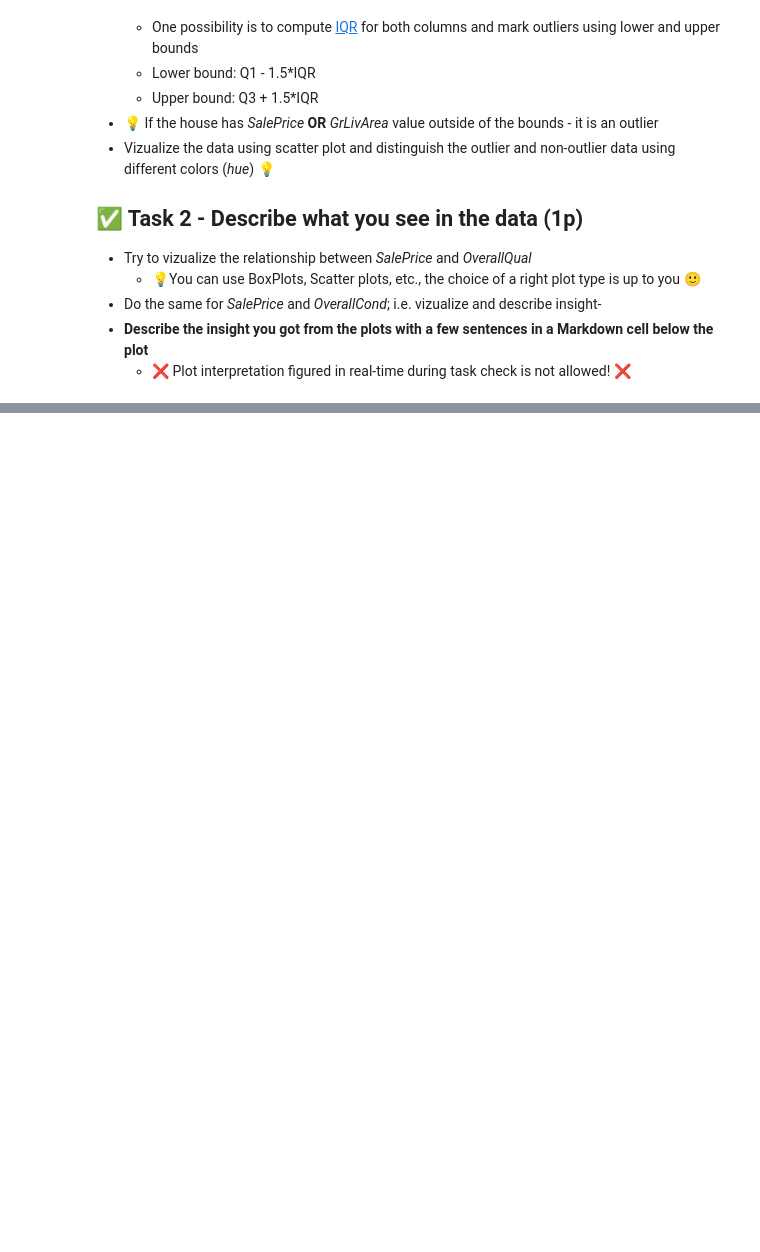
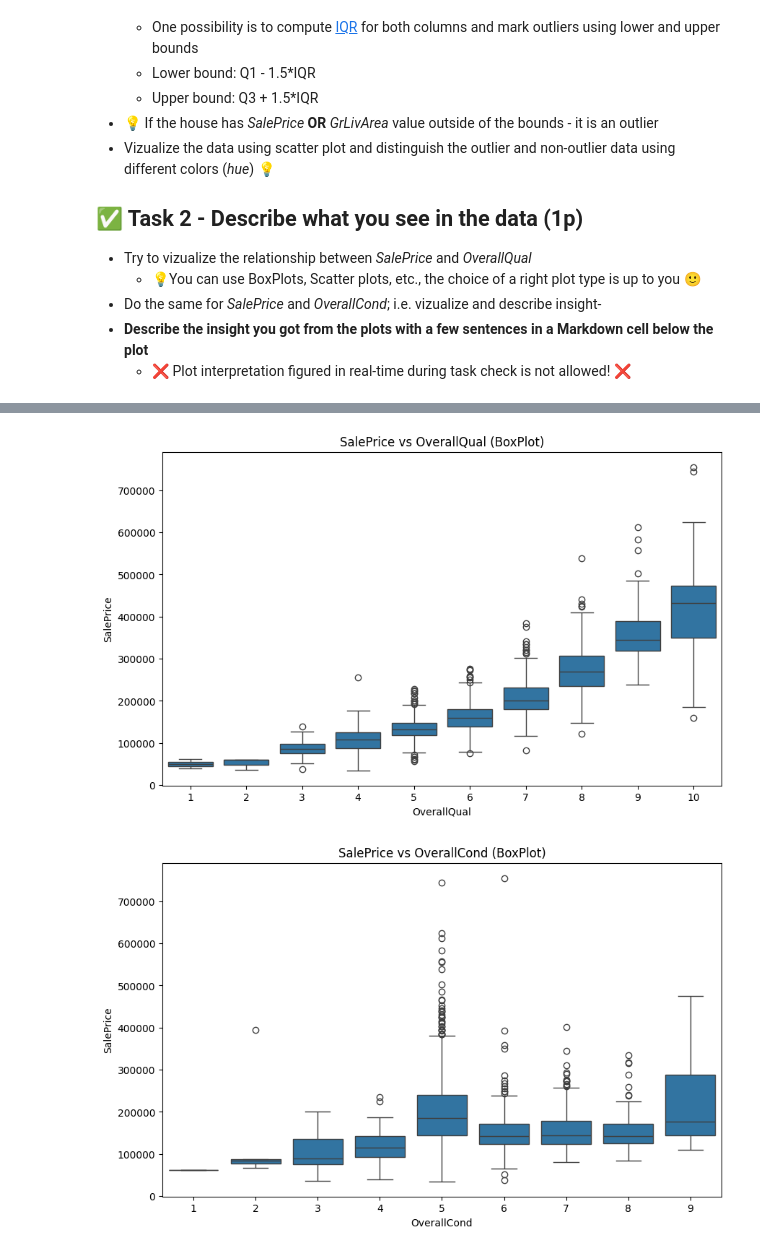
Before and after one commit to deenyse/VSB_ZSU, a Jupyter notebook: fml_02.ipynb, the cells around one changed output, grey strips where cells are left out. Cells and saved outputs as stored; diff of their text form; code cells hidden in the pictures; blank space fills up the shorter version.

```diff
--- a/fml_02.ipynb
+++ b/fml_02.ipynb
@@ -269,0 +296,15 @@ plt.show()
+# %%
+# SalePrice vs OverallQual
+plt.figure(figsize=(10,6))
+sns.boxplot(data=df, x="OverallQual", y="SalePrice")
+plt.title("SalePrice vs OverallQual (BoxPlot)")
+plt.show()
+
+# SalePrice vs OverallCond
+plt.figure(figsize=(10,6))
+sns.boxplot(data=df, x="OverallCond", y="SalePrice")
+plt.title("SalePrice vs OverallCond (BoxPlot)")
+plt.show()
+# %% [output]
+[figure, added]
+[figure, added]
```
Also changed, not shown: parts of 2 cells of this notebook.
